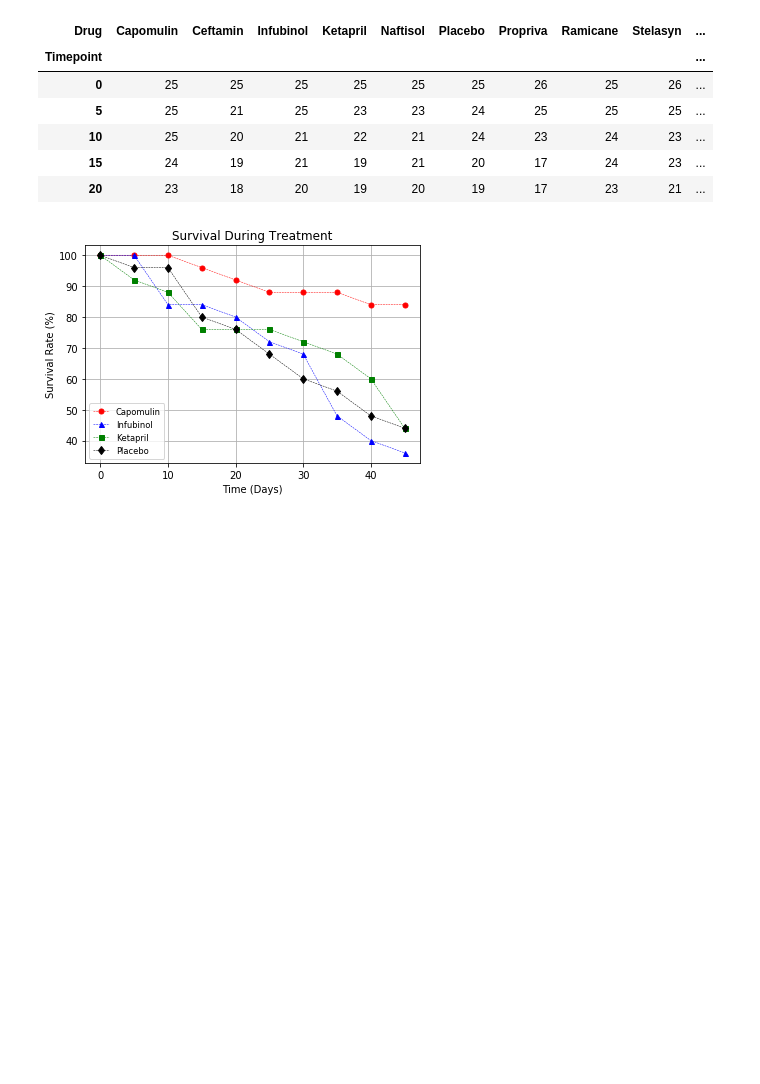
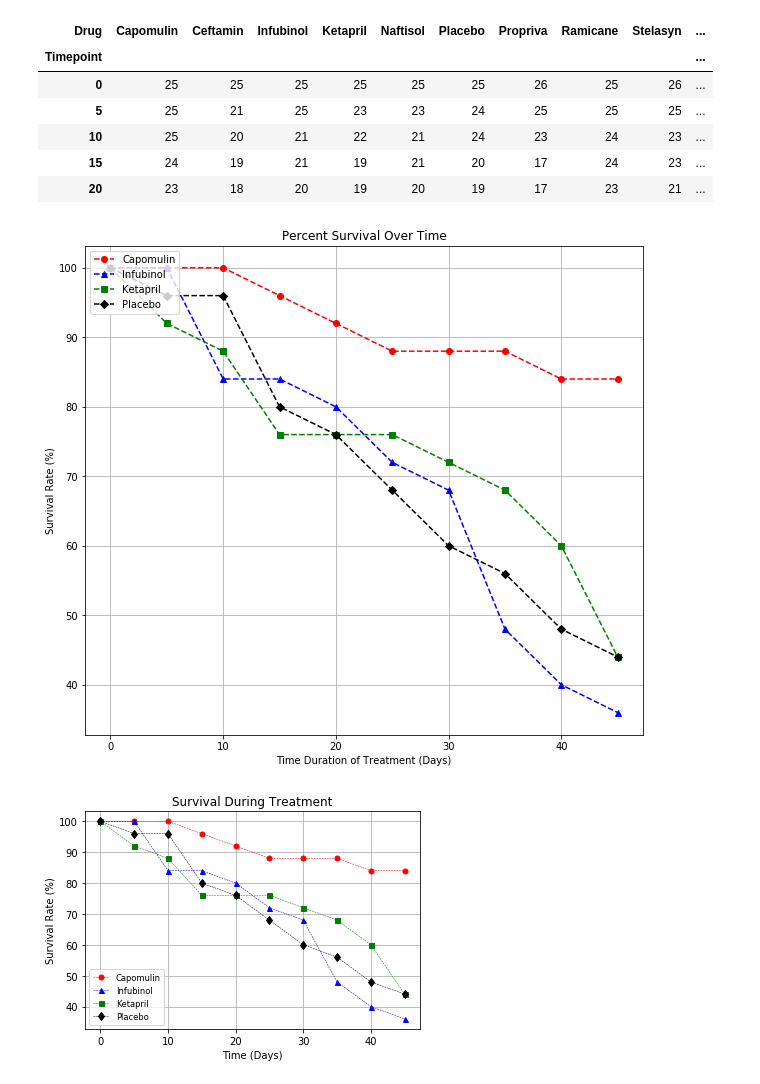
Before and after one commit to kelsan8/HW5---Pymaceuticals, a Jupyter notebook: Pymaceuticals/pymaceuticals_starter.ipynb, the cells around one changed output. Saved outputs shown, nothing was run; the diff lists cells and outputs as text; code cells hidden in the pictures; blank space fills up the shorter version.

```diff
--- a/Pymaceuticals/pymaceuticals_starter.ipynb
+++ b/Pymaceuticals/pymaceuticals_starter.ipynb
@@ -251,3 +374,51 @@ plt.show()
+# %%
+# Generate the Plot (Accounting for percentages)
+
+# Set the plot and figure size of the plot
+plt.figure(figsize=(10,9))
+
+# Set the values for the x-axis to match the timepoints in the data set
+time_x_axis = [0, 5, 10, 15, 20, 25, 30, 35, 40, 45]
+
+# Calculate the percentage survival rate for each drug and set up the plots
+capomulin_info = merge_table.loc[merge_table["Drug"]=="Capomulin", :]
+capomulin = capomulin_info.groupby("Timepoint").count()["Mouse ID"]
+cap_percent = (capomulin / 25) * 100
+capomulin_plot = plt.errorbar(time_x_axis, cap_percent, fmt="o", ls="dashed", color="red", label="Capomulin")
+
+infubinol_info = merge_table.loc[merge_table["Drug"]=="Infubinol", :]
+infubinol = infubinol_info.groupby("Timepoint").count()["Mouse ID"]
+inf_percent = (infubinol / 25) * 100
+infubinol_plot = plt.errorbar(time_x_axis, inf_percent, fmt="^", ls="dashed", color="blue", label="Infubinol")
+
+ketapril_info = merge_table.loc[merge_table["Drug"]=="Ketapril", :]
+ketapril = ketapril_info.groupby("Timepoint").count()["Mouse ID"]
+ket_percent = (ketapril / 25) * 100
+ketapril_plot = plt.errorbar(time_x_axis, ket_percent, fmt="s", ls="dashed", color="green", label="Ketapril")
+
+placebo_info = merge_table.loc[merge_table["Drug"]=="Placebo", :]
+placebo = placebo_info.groupby("Timepoint").count()["Mouse ID"]
+plc_percent = (placebo / 25) * 100
+placebo_plot = plt.errorbar(time_x_axis, plc_percent, fmt="D", ls="dashed", color="black", label="Placebo")
+
+# Add a title to the graph
+plt.title("Percent Survival Over Time")
+# Add a label for the x-axis
+plt.xlabel("Time Duration of Treatment (Days)")
+# Add a label for the y-axis
+plt.ylabel("Survival Rate (%)")
+# Add a legend to the graph in the top left
+plt.legend(loc='upper left')
+# Add a grid to the graph
+plt.grid()
+
+# Save the Figure
+plt.savefig("../Images/percent_survival_over_time")
+
+# Show the Figure
+plt.show()
+# %% [output]
+[figure, added]
 # %%
 # %% [output]
 [figure]
```
Also changed, not shown: parts of 12 cells of this notebook, 3 other files.
